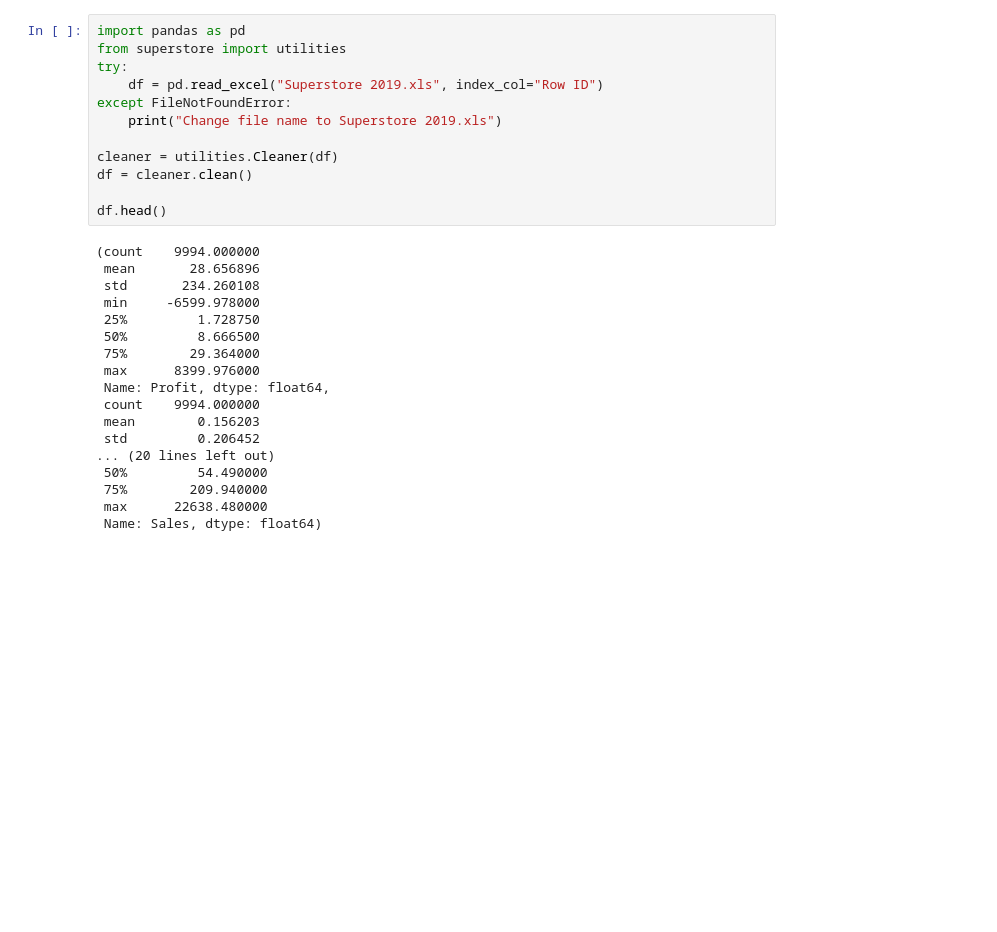
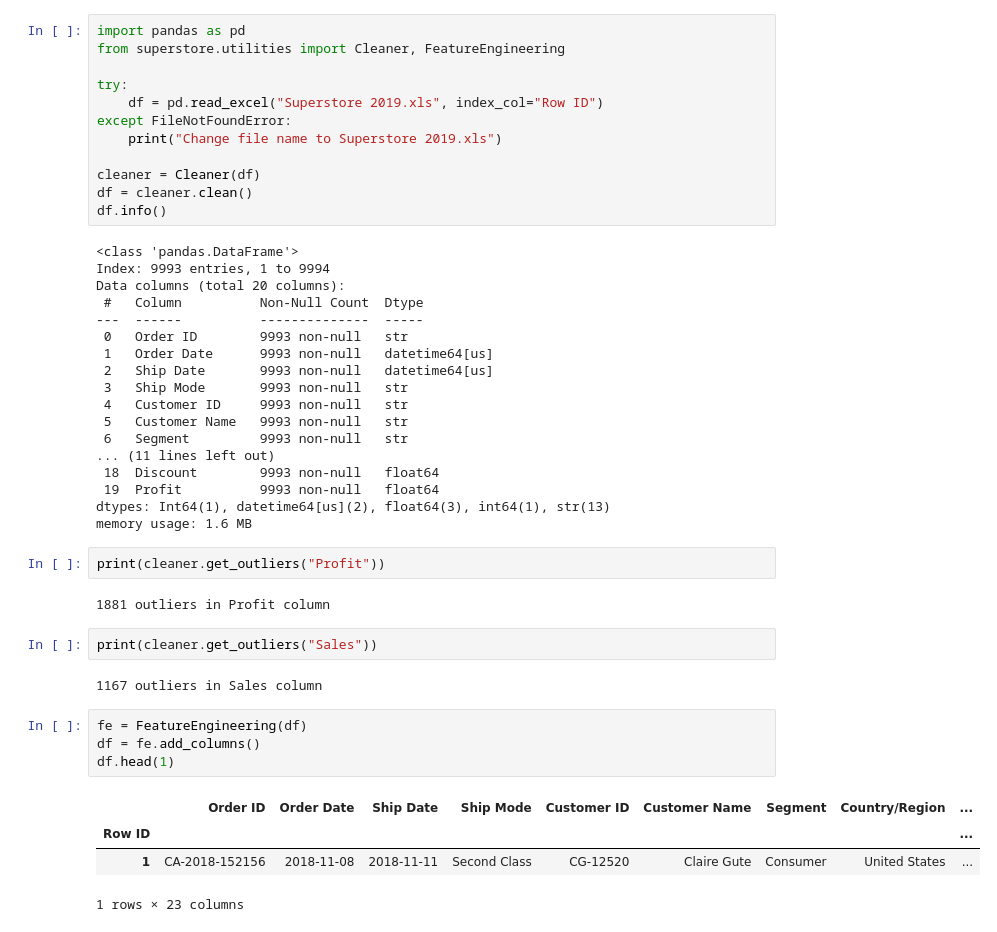
Before and after one commit to 00carter/Mini-Project-1, a Jupyter notebook: superstore_analysis.ipynb, the cells around one changed output. Drawn from its saved outputs; the diff is of its cells as text; blank space fills up the shorter version.

Commit message:
Feature Engineering

```diff
--- a/superstore_analysis.ipynb
+++ b/superstore_analysis.ipynb
@@ -1,30 +1,47 @@
 # %%
 import pandas as pd
-from superstore import utilities
+from superstore.utilities import Cleaner, FeatureEngineering
+
 try:
     df = pd.read_excel("Superstore 2019.xls", index_col="Row ID")
 except FileNotFoundError:
     print("Change file name to Superstore 2019.xls")
 
-cleaner = utilities.Cleaner(df)
+cleaner = Cleaner(df)
 df = cleaner.clean()
-
-df.head()
+df.info()
 # %% [output]
-(count    9994.000000
- mean       28.656896
- std       234.260108
- min     -6599.978000
- 25%         1.728750
- 50%         8.666500
- 75%        29.364000
- max      8399.976000
- Name: Profit, dtype: float64,
- count    9994.000000
- mean        0.156203
- std         0.206452
-... (20 lines left out)
- 50%         54.490000
- 75%        209.940000
- max      22638.480000
- Name: Sales, dtype: float64)
+<class 'pandas.DataFrame'>
+Index: 9993 entries, 1 to 9994
+Data columns (total 20 columns):
+ #   Column          Non-Null Count  Dtype
+---  ------          --------------  -----
+ 0   Order ID        9993 non-null   str
+ 1   Order Date      9993 non-null   datetime64[us]
+ 2   Ship Date       9993 non-null   datetime64[us]
+ 3   Ship Mode       9993 non-null   str
+ 4   Customer ID     9993 non-null   str
+ 5   Customer Name   9993 non-null   str
+ 6   Segment         9993 non-null   str
+... (11 lines left out)
+ 18  Discount        9993 non-null   float64
+ 19  Profit          9993 non-null   float64
+dtypes: Int64(1), datetime64[us](2), float64(3), int64(1), str(13)
+memory usage: 1.6 MB
+# %%
+print(cleaner.get_outliers("Profit"))
+# %% [output]
+1881 outliers in Profit column
+# %%
+print(cleaner.get_outliers("Sales"))
+# %% [output]
+1167 outliers in Sales column
+# %%
+fe = FeatureEngineering(df)
+df = fe.add_columns()
+df.head(1)
+# %% [output]
+|  | Order ID | Order Date | Ship Date | Ship Mode | Customer ID | Customer Name | Segment | Country/Region | ... |
+| Row ID |  |  |  |  |  |  |  |  | ... |
+| 1 | CA-2018-152156 | 2018-11-08 | 2018-11-11 | Second Class | CG-12520 | Claire Gute | Consumer | United States | ... |
+1 rows × 23 columns
```
Also changed, not shown: 6 other files.
